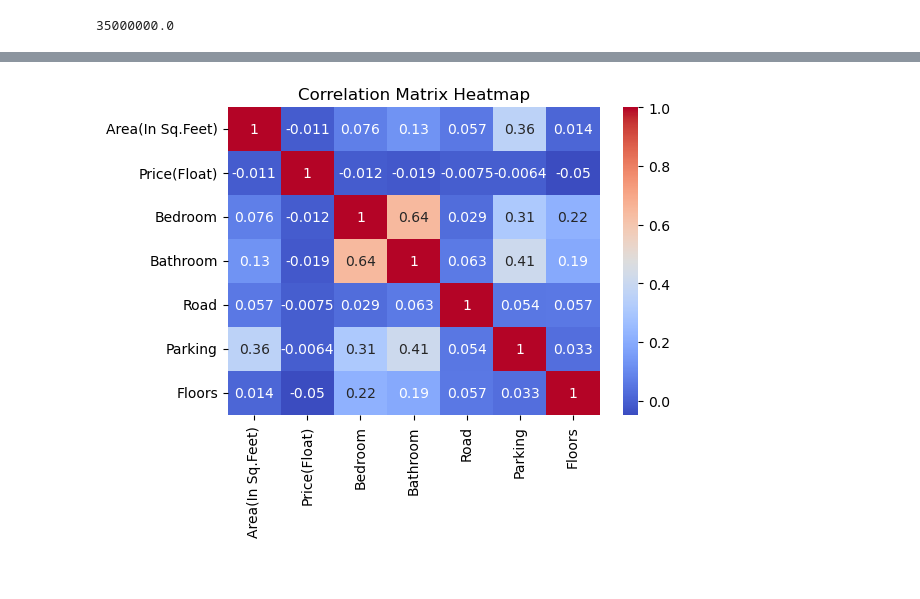
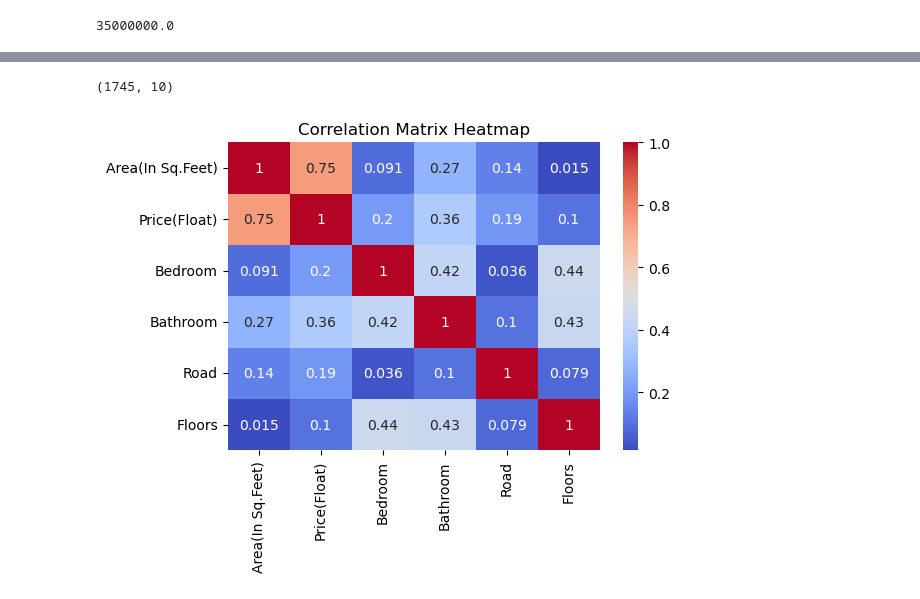
Before and after one commit to AshwinD-coder/Basstavik-Sampati, a Jupyter notebook: Untitled.ipynb, the cells around one changed output, grey strips where cells are left out. Drawn from its saved outputs; the diff is of its cells as text; code cells hidden in the pictures.

```diff
--- a/Untitled.ipynb
+++ b/Untitled.ipynb
@@ -68,3 +119,5 @@ Face                 object
 Parking               int64
 Floors              float64
 dtype: object
+# %%
+df = df.drop(columns="Parking")
@@ -82,3 +160,9 @@ print(sum(number_of_zeros)/len(number_of_zeros))
 print(df['Price(Float)'][0])
 # %% [output]
 35000000.0
+# %%
+columns_to_ignore = ['City', 'Address','Face']
+
+min_values = df.drop(columns=columns_to_ignore).min()
+
+filtered_data = df[~(df == min_values).any(axis=1)]
@@ -84,0 +182,2 @@ print(df['Price(Float)'][0])
+# %%
+filtered_data = filtered_data.dropna()
@@ -85,3 +230,14 @@ print(df['Price(Float)'][0])
 # %%
-print(min(df['Price(Float)']))
+
+
+# Calculate the maximum values of each column, ignoring specified columns
+max_values = filtered_data.drop(columns=columns_to_ignore).max()
+
+filtered_data = filtered_data[~(filtered_data == max_values).any(axis=1)]
+
+
+print(len(filtered_data))
+
+
+# Print the filtered dataset
 # %% [output]
@@ -106,17 +311,21 @@ Name: Price(Float), dtype: float64
+# %%
+filtered_data2.shape
+# %% [output]
+(1745, 10)
 # %%
 import pandas as pd
 import seaborn as sns
 import matplotlib.pyplot as plt
 
 # Create a DataFrame
 
 # Calculate the correlation matrix
-corr_matrix = df.corr()
+corr_matrix = filtered_data.corr()
 
 # Plot the correlation matrix heatmap
 plt.figure(figsize=(6, 4))
 sns.heatmap(corr_matrix, annot=True, cmap='coolwarm')
 plt.title('Correlation Matrix Heatmap')
 plt.show()
 # %% [output]
-[figure, old version]
+[figure, new version]
```
Also changed, not shown: parts of 42 cells of this notebook, 6 other files.
